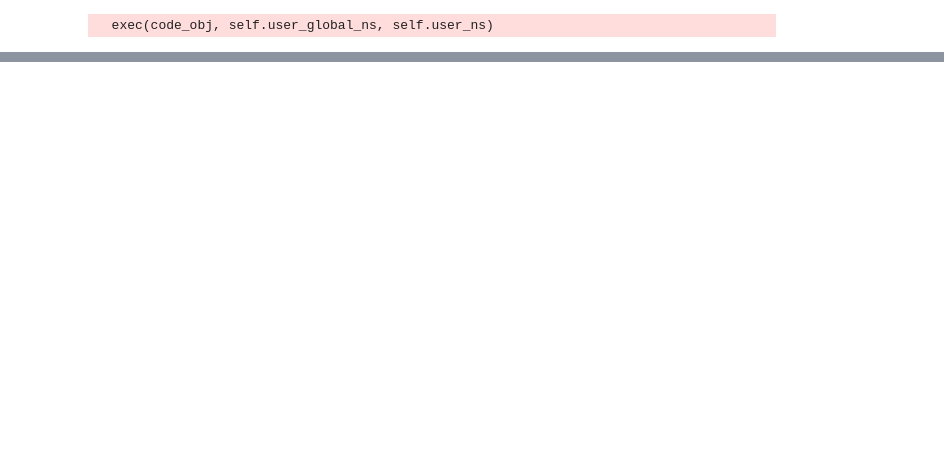
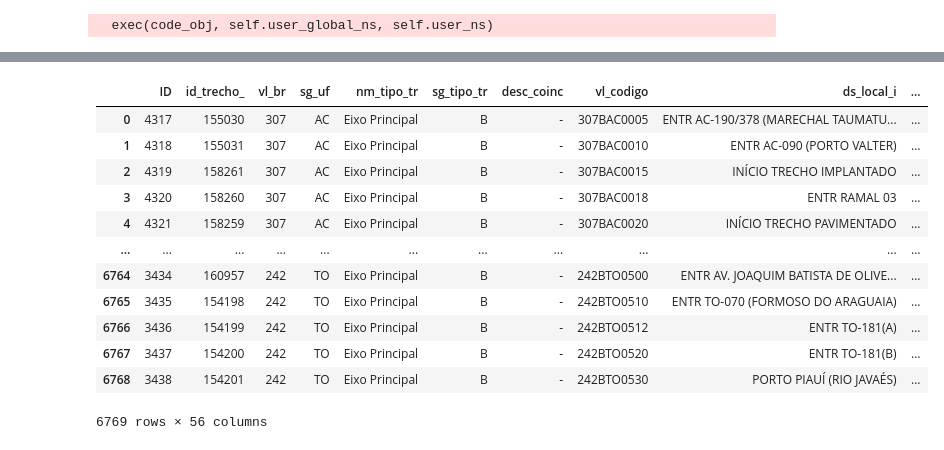
Before and after one commit to WandersonGustavo/Imersao_Alura, a Jupyter notebook: dnit_dados.ipynb, the cells around one changed output, grey strips where cells are left out. Saved outputs shown, nothing was run; the diff lists cells and outputs as text; code cells hidden in the pictures; blank space fills up the shorter version.

```diff
--- a/dnit_dados.ipynb
+++ b/dnit_dados.ipynb
@@ -38,0 +11,16 @@ dadosAgrupados
+# %%
+base
+# %% [output]
+|  | ID | id_trecho_ | vl_br | sg_uf | nm_tipo_tr | sg_tipo_tr | desc_coinc | vl_codigo | ds_local_i | ... |
+| 0 | 4317 | 155030 | 307 | AC | Eixo Principal | B | - | 307BAC0005 | ENTR AC-190/378 (MARECHAL TAUMATU... | ... |
+| 1 | 4318 | 155031 | 307 | AC | Eixo Principal | B | - | 307BAC0010 | ENTR AC-090 (PORTO VALTER) | ... |
+| 2 | 4319 | 158261 | 307 | AC | Eixo Principal | B | - | 307BAC0015 | INÍCIO TRECHO IMPLANTADO | ... |
+| 3 | 4320 | 158260 | 307 | AC | Eixo Principal | B | - | 307BAC0018 | ENTR RAMAL 03 | ... |
+| 4 | 4321 | 158259 | 307 | AC | Eixo Principal | B | - | 307BAC0020 | INÍCIO TRECHO PAVIMENTADO | ... |
+| ... | ... | ... | ... | ... | ... | ... | ... | ... | ... | ... |
+| 6764 | 3434 | 160957 | 242 | TO | Eixo Principal | B | - | 242BTO0500 | ENTR AV. JOAQUIM BATISTA DE OLIVE... | ... |
+| 6765 | 3435 | 154198 | 242 | TO | Eixo Principal | B | - | 242BTO0510 | ENTR TO-070 (FORMOSO DO ARAGUAIA) | ... |
+| 6766 | 3436 | 154199 | 242 | TO | Eixo Principal | B | - | 242BTO0512 | ENTR TO-181(A) | ... |
+| 6767 | 3437 | 154200 | 242 | TO | Eixo Principal | B | - | 242BTO0520 | ENTR TO-181(B) | ... |
+| 6768 | 3438 | 154201 | 242 | TO | Eixo Principal | B | - | 242BTO0530 | PORTO PIAUÍ (RIO JAVAÉS) | ... |
+6769 rows × 56 columns
```
Also changed, not shown: parts of 8 cells of this notebook.
